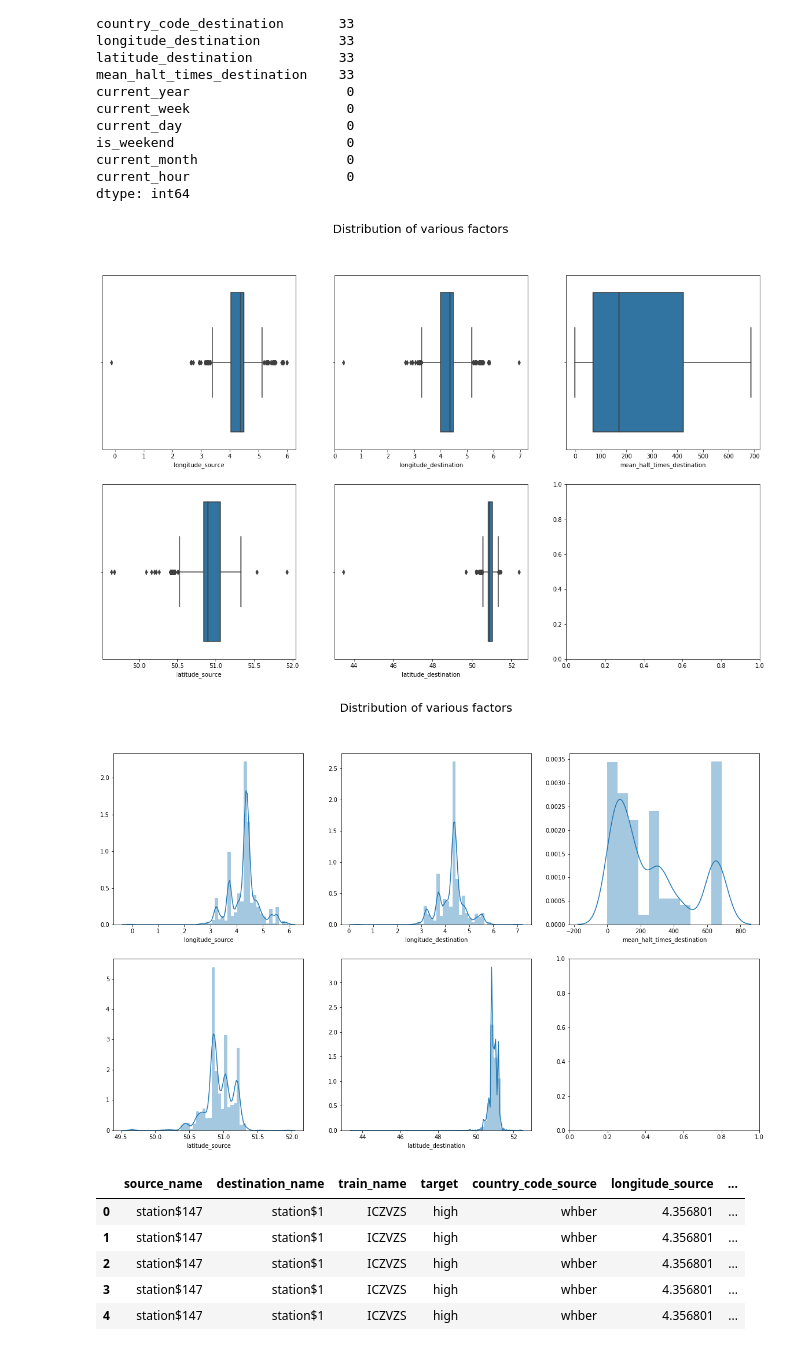
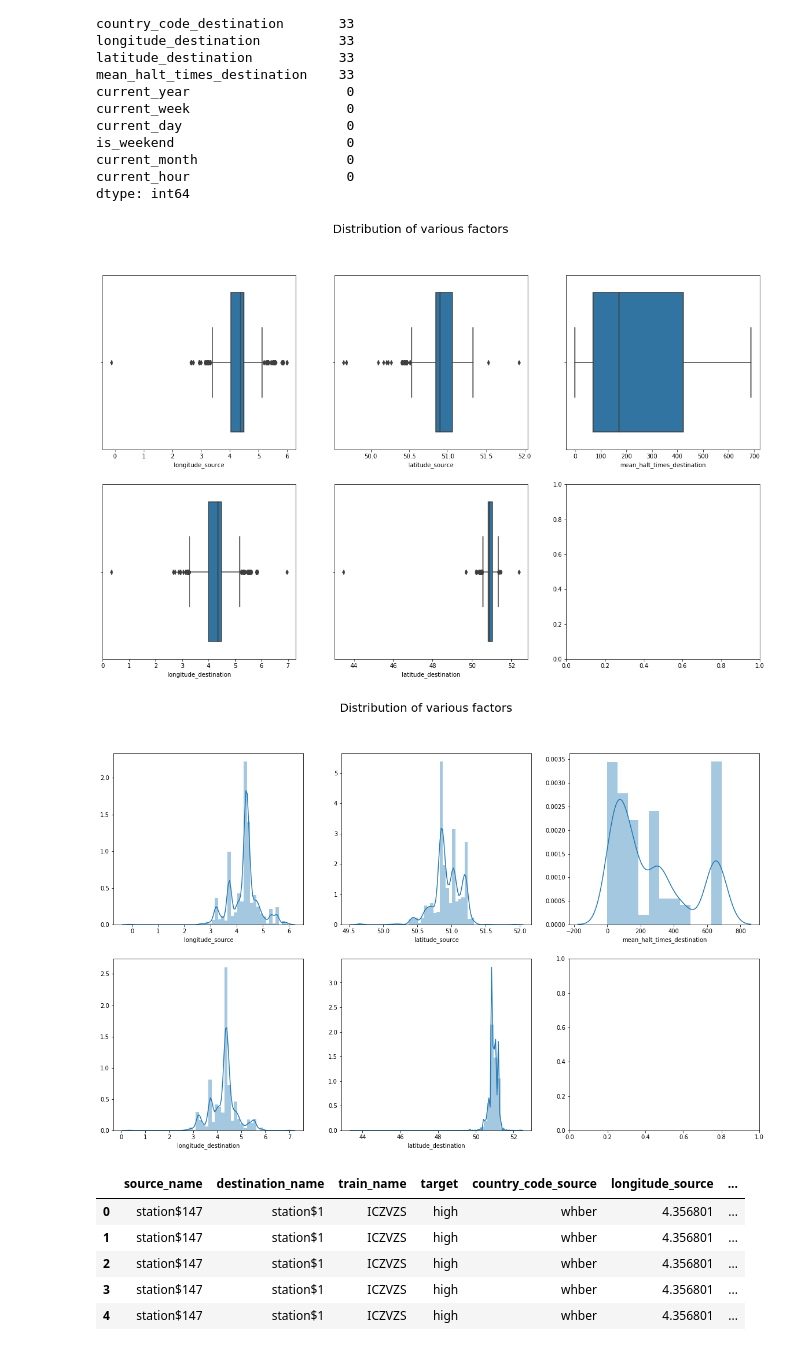
Before and after one commit to shreayan98c/Hitachi-Hiring-Challenge, a Jupyter notebook: classifier.ipynb, the cells around one changed output. Drawn from its saved outputs; the diff is of its cells as text; code cells hidden in the pictures.

```diff
--- a/classifier.ipynb
+++ b/classifier.ipynb
@@ -295,25 +295,25 @@ round_mean(imp_mean_list)
 fig,ax = plt.subplots(2,3, figsize=(20,12))
 plt.suptitle("Distribution of various factors", fontsize=20)
 sns.boxplot(train_data['longitude_source'], ax = ax[0,0])
-sns.boxplot(train_data['longitude_destination'], ax = ax[0,1])
-sns.boxplot(train_data['latitude_source'], ax = ax[1,0])
+sns.boxplot(train_data['longitude_destination'], ax = ax[1,0])
+sns.boxplot(train_data['latitude_source'], ax = ax[0,1])
 sns.boxplot(train_data['latitude_destination'], ax = ax[1,1])
 sns.boxplot(train_data['mean_halt_times_destination'], ax = ax[0,2])
 plt.show()
 # %% [output]
-[figure, old version]
+[figure, new version]
 # %%
 # Plotting a boxplot to study the distribution of features
 fig,ax = plt.subplots(2,3, figsize=(20,12))
 plt.suptitle("Distribution of various factors", fontsize=20)
 sns.distplot(train_data['longitude_source'], ax = ax[0,0])
-sns.distplot(train_data['longitude_destination'], ax = ax[0,1])
-sns.distplot(train_data['latitude_source'], ax = ax[1,0])
+sns.distplot(train_data['longitude_destination'], ax = ax[1,0])
+sns.distplot(train_data['latitude_source'], ax = ax[0,1])
 sns.distplot(train_data['latitude_destination'], ax = ax[1,1])
 sns.distplot(train_data['mean_halt_times_destination'], ax = ax[0,2])
 plt.show()
 # %% [output]
-[figure, old version]
+[figure, new version]
 # %%
 train_data.head()
 # %% [output]
```
